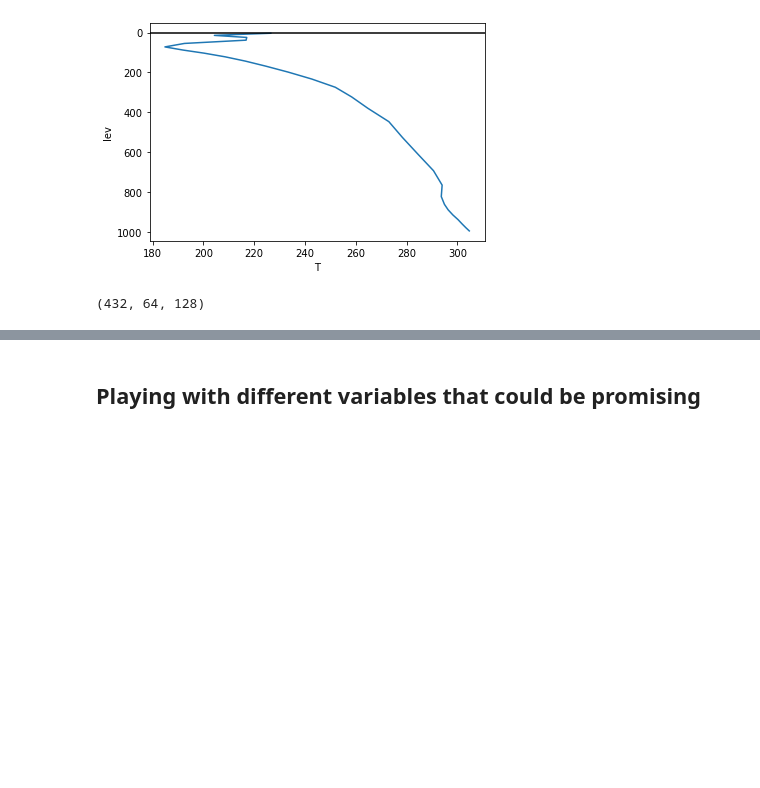
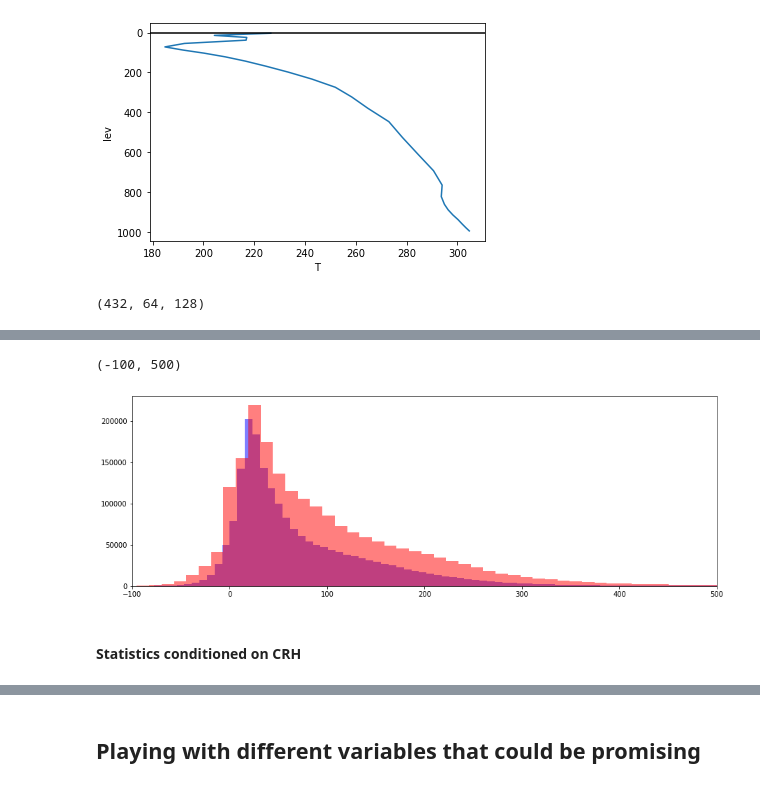
Before and after one commit to wallingTACC/CBRAIN-CAM, a Jupyter notebook: notebooks/tbeucler_devlog/038_Output_normalization_Buoyancy_separation.ipynb, the cells around one changed output, grey strips where cells are left out. Cells and saved outputs as stored; diff of their text form; code cells hidden in the pictures; blank space fills up the shorter version.

```diff
--- a/notebooks/tbeucler_devlog/038_Output_normalization_Buoyancy_separation.ipynb
+++ b/notebooks/tbeucler_devlog/038_Output_normalization_Buoyancy_separation.ipynb
@@ -235,0 +241,10 @@ datam4K.SHFLX.shape
+# %%
+plt.figure(figsize=(15,5))
+plt.hist(LHm4.flatten()+SHm4.flatten(),bins=100,color='b',alpha=0.5);
+plt.hist(LHp4.flatten()+SHp4.flatten(),bins=100,color='r',alpha=0.5);
+plt.xlim((-100,500))
+# %% [output]
+(-100, 500)
+[figure, added]
+# %% [markdown]
+#### Statistics conditioned on CRH
```
Also changed, not shown: parts of 31 cells of this notebook, 2 other files.
